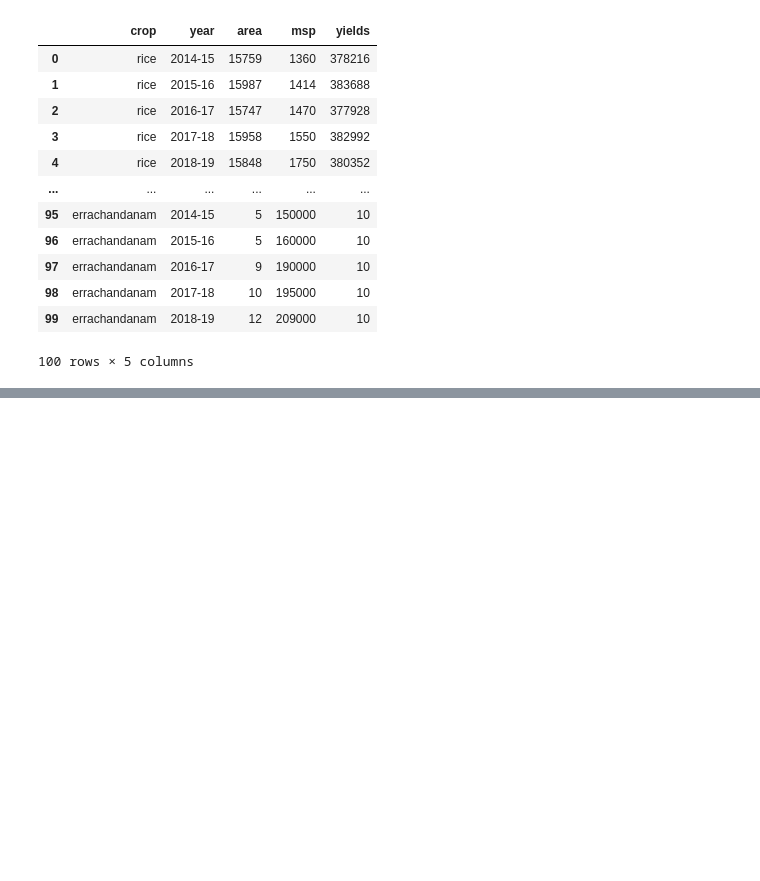
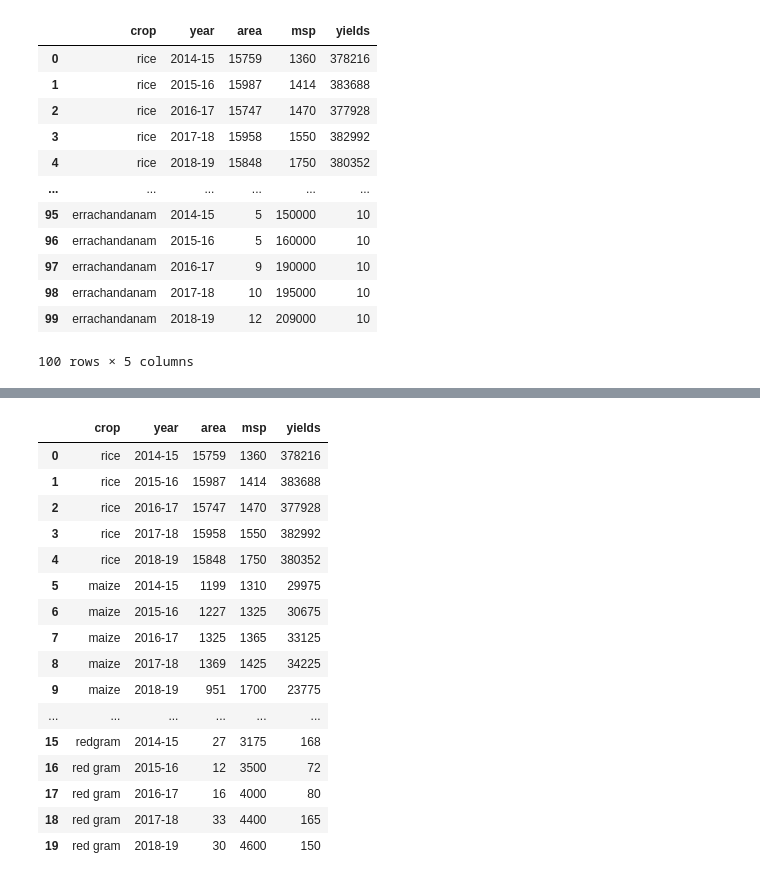
Before and after one commit to Ramesh-Bojanapu-1011/ai_python_practice, a Jupyter notebook: pandas_practive/crops.ipynb, the cells around one changed output, grey strips where cells are left out. Drawn from its saved outputs; the diff is of its cells as text; code cells hidden in the pictures; blank space fills up the shorter version.

```diff
--- a/pandas_practive/crops.ipynb
+++ b/pandas_practive/crops.ipynb
@@ -20,0 +147,20 @@ df
+# %%
+crops_df.iloc[:20] # Gives first 20 records for all columns
+# %% [output]
+|  | crop | year | area | msp | yields |
+| 0 | rice | 2014-15 | 15759 | 1360 | 378216 |
+| 1 | rice | 2015-16 | 15987 | 1414 | 383688 |
+| 2 | rice | 2016-17 | 15747 | 1470 | 377928 |
+| 3 | rice | 2017-18 | 15958 | 1550 | 382992 |
+| 4 | rice | 2018-19 | 15848 | 1750 | 380352 |
+| 5 | maize | 2014-15 | 1199 | 1310 | 29975 |
+| 6 | maize | 2015-16 | 1227 | 1325 | 30675 |
+| 7 | maize | 2016-17 | 1325 | 1365 | 33125 |
+| 8 | maize | 2017-18 | 1369 | 1425 | 34225 |
+| 9 | maize | 2018-19 | 951 | 1700 | 23775 |
+| ... | ... | ... | ... | ... | ... |
+| 15 | redgram | 2014-15 | 27 | 3175 | 168 |
+| 16 | red gram | 2015-16 | 12 | 3500 | 72 |
+| 17 | red gram | 2016-17 | 16 | 4000 | 80 |
+| 18 | red gram | 2017-18 | 33 | 4400 | 165 |
+| 19 | red gram | 2018-19 | 30 | 4600 | 150 |
```
Also changed, not shown: parts of 9 cells of this notebook, 2 other files.
